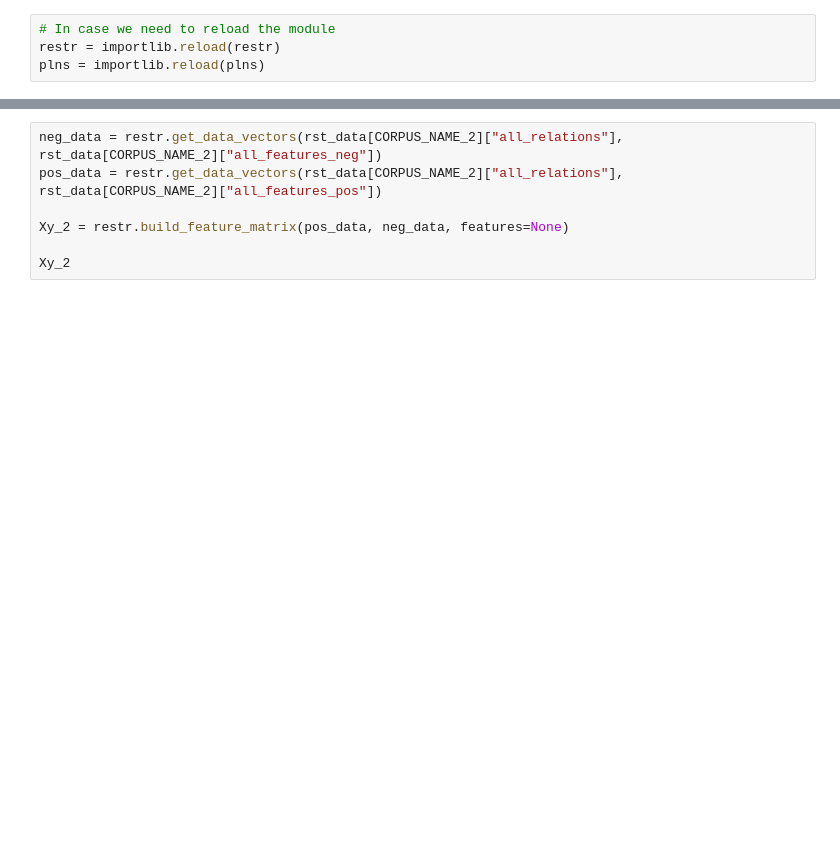
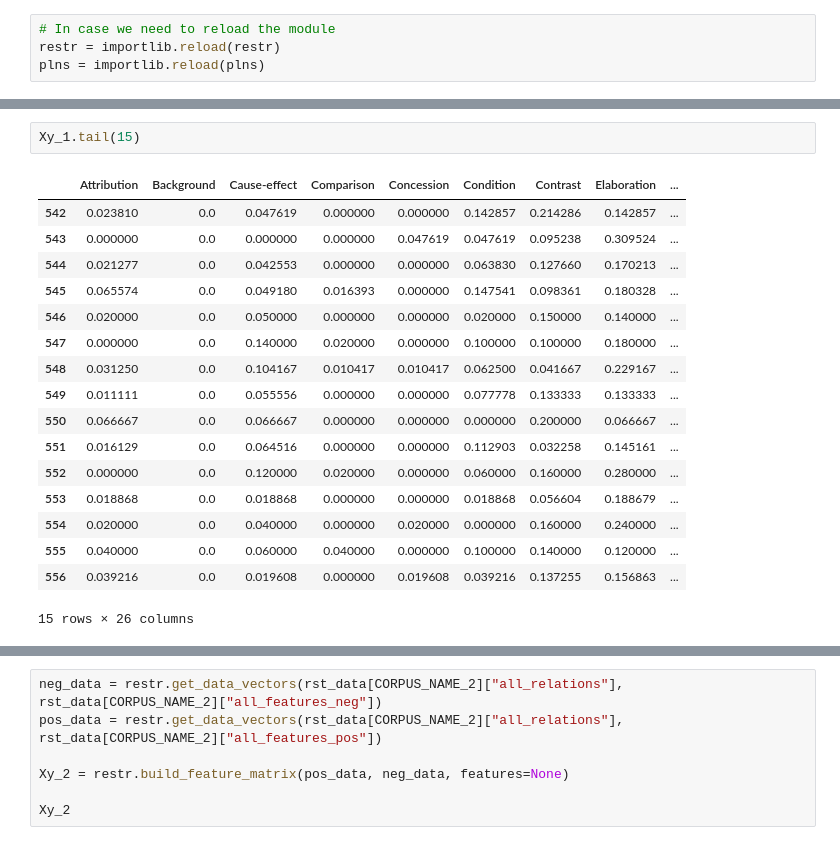
Before and after one commit to thenewvector/identifying-depression-with-rst, a Jupyter notebook: notebooks/04_ml_on_rst_features.ipynb, the cells around one changed output, grey strips where cells are left out. Cells and saved outputs as stored; diff of their text form; blank space fills up the shorter version.

```diff
--- a/notebooks/04_ml_on_rst_features.ipynb
+++ b/notebooks/04_ml_on_rst_features.ipynb
@@ -86,2 +118,22 @@ Xy_1
+# %%
+Xy_1.tail(15)
+# %% [output]
+|  | Attribution | Background | Cause-effect | Comparison | Concession | Condition | Contrast | Elaboration | ... |
+| 542 | 0.023810 | 0.0 | 0.047619 | 0.000000 | 0.000000 | 0.142857 | 0.214286 | 0.142857 | ... |
+| 543 | 0.000000 | 0.0 | 0.000000 | 0.000000 | 0.047619 | 0.047619 | 0.095238 | 0.309524 | ... |
+| 544 | 0.021277 | 0.0 | 0.042553 | 0.000000 | 0.000000 | 0.063830 | 0.127660 | 0.170213 | ... |
+| 545 | 0.065574 | 0.0 | 0.049180 | 0.016393 | 0.000000 | 0.147541 | 0.098361 | 0.180328 | ... |
+| 546 | 0.020000 | 0.0 | 0.050000 | 0.000000 | 0.000000 | 0.020000 | 0.150000 | 0.140000 | ... |
+| 547 | 0.000000 | 0.0 | 0.140000 | 0.020000 | 0.000000 | 0.100000 | 0.100000 | 0.180000 | ... |
+| 548 | 0.031250 | 0.0 | 0.104167 | 0.010417 | 0.010417 | 0.062500 | 0.041667 | 0.229167 | ... |
+| 549 | 0.011111 | 0.0 | 0.055556 | 0.000000 | 0.000000 | 0.077778 | 0.133333 | 0.133333 | ... |
+| 550 | 0.066667 | 0.0 | 0.066667 | 0.000000 | 0.000000 | 0.000000 | 0.200000 | 0.066667 | ... |
+| 551 | 0.016129 | 0.0 | 0.064516 | 0.000000 | 0.000000 | 0.112903 | 0.032258 | 0.145161 | ... |
+| 552 | 0.000000 | 0.0 | 0.120000 | 0.020000 | 0.000000 | 0.060000 | 0.160000 | 0.280000 | ... |
+| 553 | 0.018868 | 0.0 | 0.018868 | 0.000000 | 0.000000 | 0.018868 | 0.056604 | 0.188679 | ... |
+| 554 | 0.020000 | 0.0 | 0.040000 | 0.000000 | 0.020000 | 0.000000 | 0.160000 | 0.240000 | ... |
+| 555 | 0.040000 | 0.0 | 0.060000 | 0.040000 | 0.000000 | 0.100000 | 0.140000 | 0.120000 | ... |
+| 556 | 0.039216 | 0.0 | 0.019608 | 0.000000 | 0.019608 | 0.039216 | 0.137255 | 0.156863 | ... |
+15 rows × 26 columns
 # %%
 len(Xy_1.columns)
```
Also changed, not shown: parts of 18 cells of this notebook, 1 other file.
